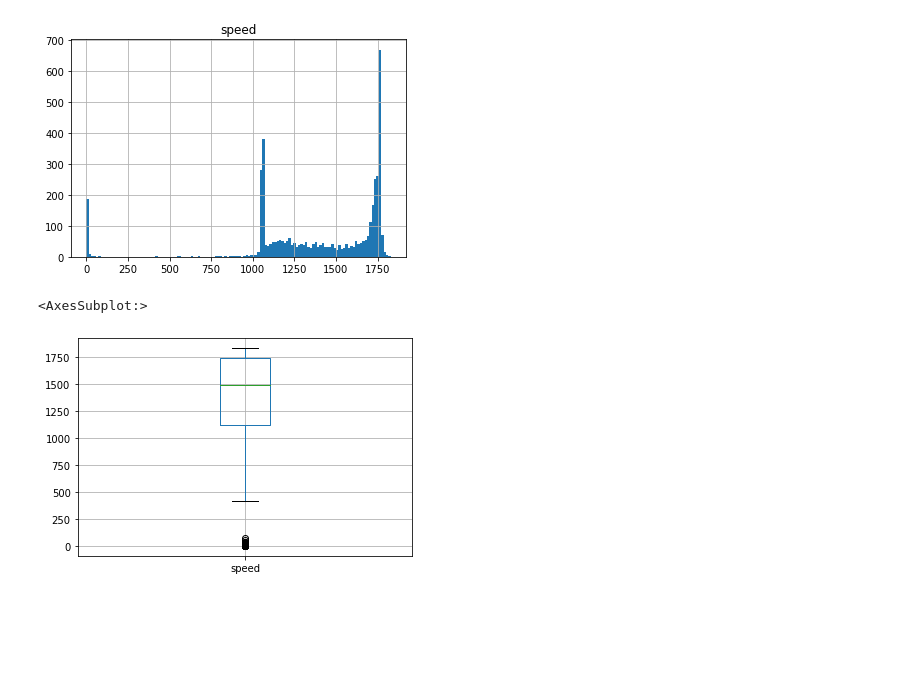
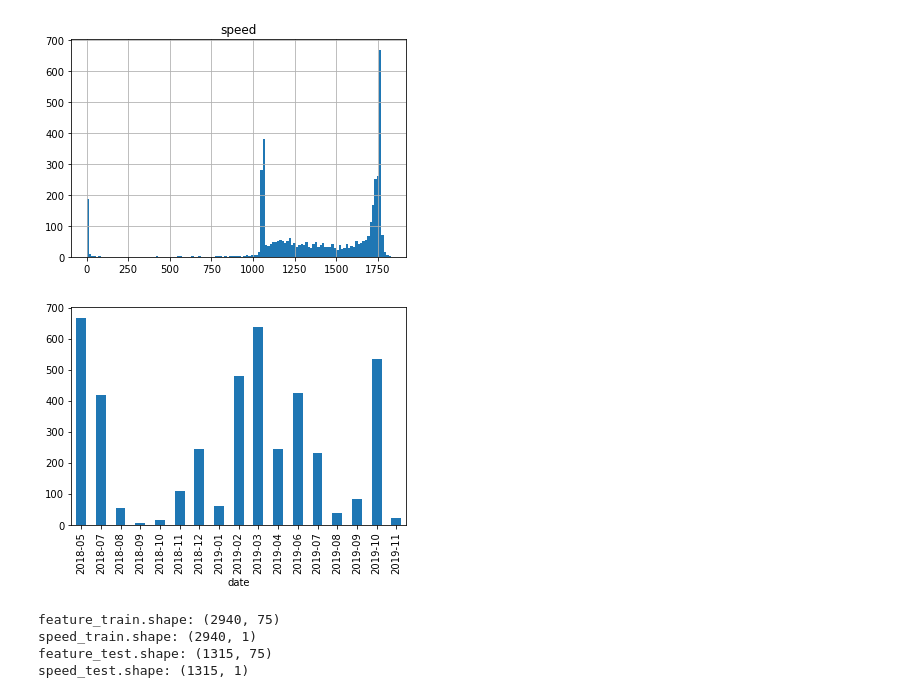
Before and after one commit to AiZhanghan/gearbox-fault-detection, a Jupyter notebook: code/train/niu_jia_ling/3.ipynb, the cells around one changed output. Drawn from its saved outputs; the diff is of its cells as text; code cells hidden in the pictures; blank space fills up the shorter version.

```diff
--- a/code/train/niu_jia_ling/3.ipynb
+++ b/code/train/niu_jia_ling/3.ipynb
@@ -43,8 +35,26 @@ speed.hist(bins=128)
 # %% [output]
 array([[<AxesSubplot:title={'center':'speed'}>]], dtype=object)
 [figure]
-# %%
-speed.boxplot()
-# %% [output]
-<AxesSubplot:>
-[figure, removed]
+# %%
+# feature = feature[speed.speed >= 1000]
+# speed = speed[speed.speed >= 1000]
+
+# toolkit.print_shape(feature=feature, speed=speed)
+
+visualization.data_distribution(feature)
+# %% [output]
+[figure, added]
+# %%
+# 划分train set, test set
+feature_train = feature["2018-05": "2019-04"]
+speed_train = speed["2018-05": "2019-04"]
+
+feature_test = feature["2019-06": "2019-10"]
+speed_test = speed["2019-06": "2019-10"]
+
+toolkit.print_shape(feature_train=feature_train, speed_train=speed_train, feature_test=feature_test, speed_test=speed_test)
+# %% [output]
+feature_train.shape: (2940, 75)
+speed_train.shape: (2940, 1)
+feature_test.shape: (1315, 75)
+speed_test.shape: (1315, 1)
```
Also changed, not shown: parts of 11 cells of this notebook, 4 other files.
